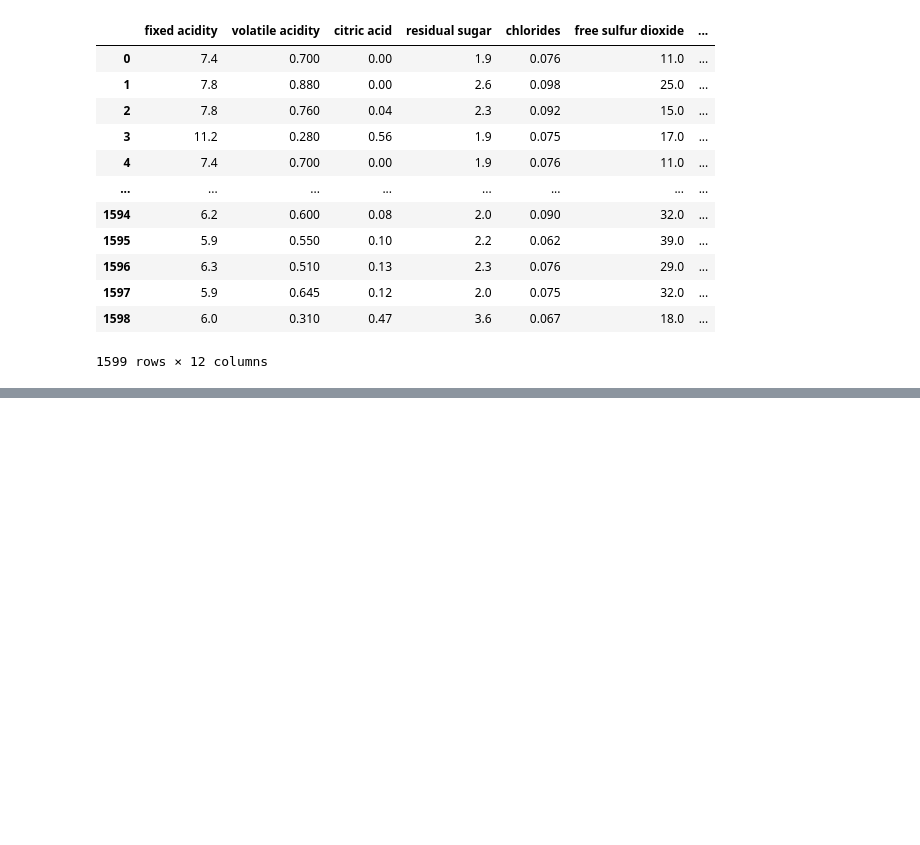
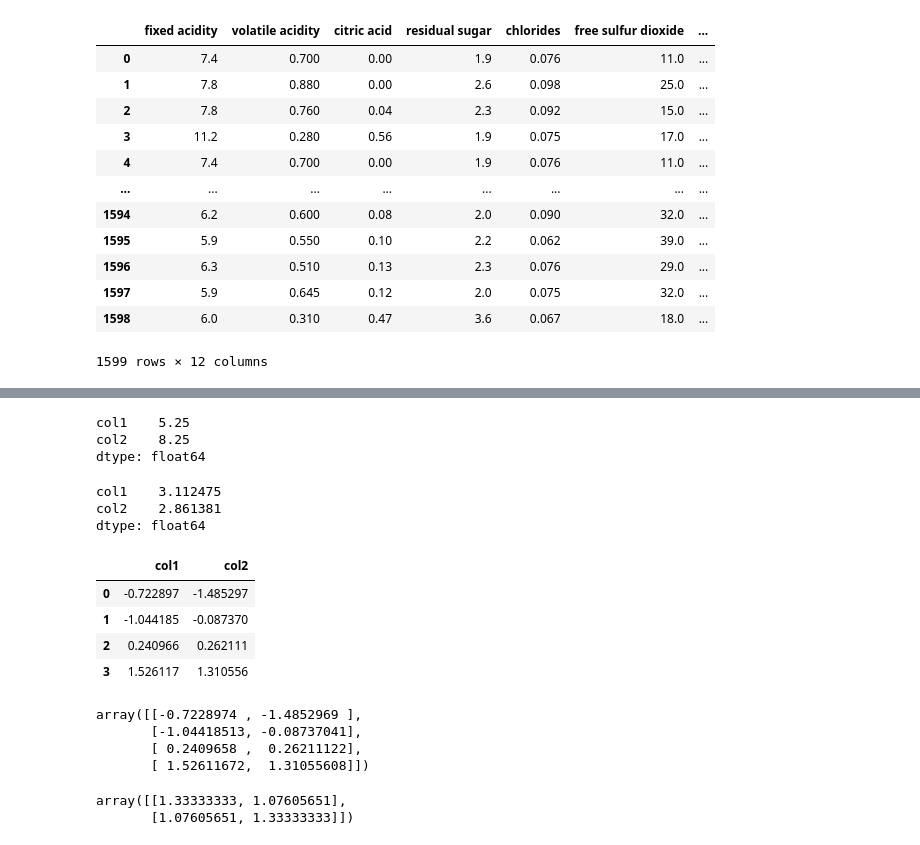
Before and after one commit to Rushi9867/Machine-Learning, a Jupyter notebook: PCA/pca.ipynb, the cells around one changed output, grey strips where cells are left out. Cells and saved outputs as stored; diff of their text form; code cells hidden in the pictures; blank space fills up the shorter version.

```diff
--- a/PCA/pca.ipynb
+++ b/PCA/pca.ipynb
@@ -493,0 +522,39 @@ data1
+# %%
+meanbycol = np.mean(data,axis=0)
+meanbycol
+# %% [output]
+col1    5.25
+col2    8.25
+dtype: float64
+# %%
+stdbycol=np.std(data,axis=0)
+stdbycol
+# %% [output]
+col1    3.112475
+col2    2.861381
+dtype: float64
+# %%
+scaled_by_mean = data - meanbycol
+# %%
+scaled_data = scaled_by_mean/stdbycol
+scaled_data
+# %% [output]
+|  | col1 | col2 |
+| 0 | -0.722897 | -1.485297 |
+| 1 | -1.044185 | -0.087370 |
+| 2 | 0.240966 | 0.262111 |
+| 3 | 1.526117 | 1.310556 |
+# %%
+from sklearn.preprocessing import StandardScaler
+scaler = StandardScaler()
+scaler.fit_transform(data)
+# %% [output]
+array([[-0.7228974 , -1.4852969 ],
+       [-1.04418513, -0.08737041],
+       [ 0.2409658 ,  0.26211122],
+       [ 1.52611672,  1.31055608]])
+# %%
+np.cov(scaled_data.T)
+# %% [output]
+array([[1.33333333, 1.07605651],
+       [1.07605651, 1.33333333]])
```
Also changed, not shown: parts of 6 cells of this notebook, 6 other files.
